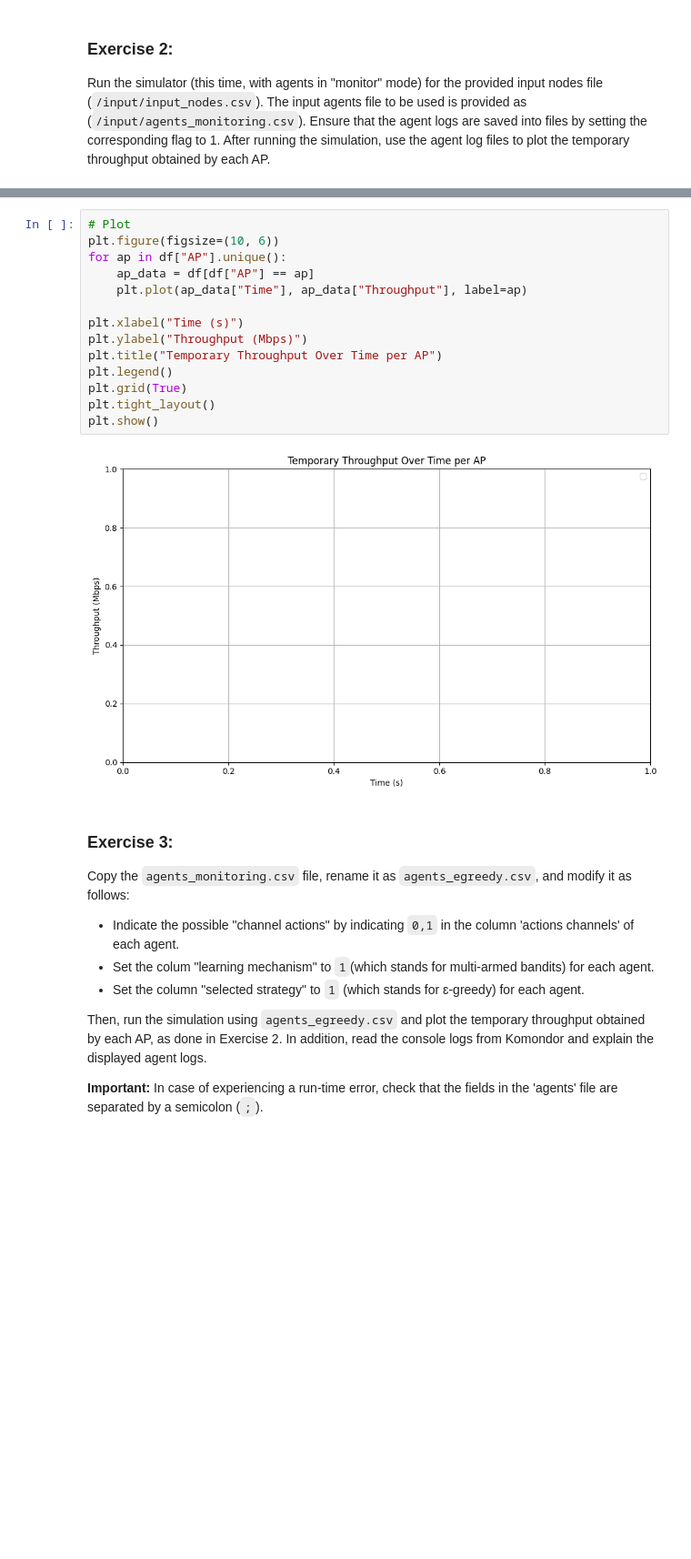
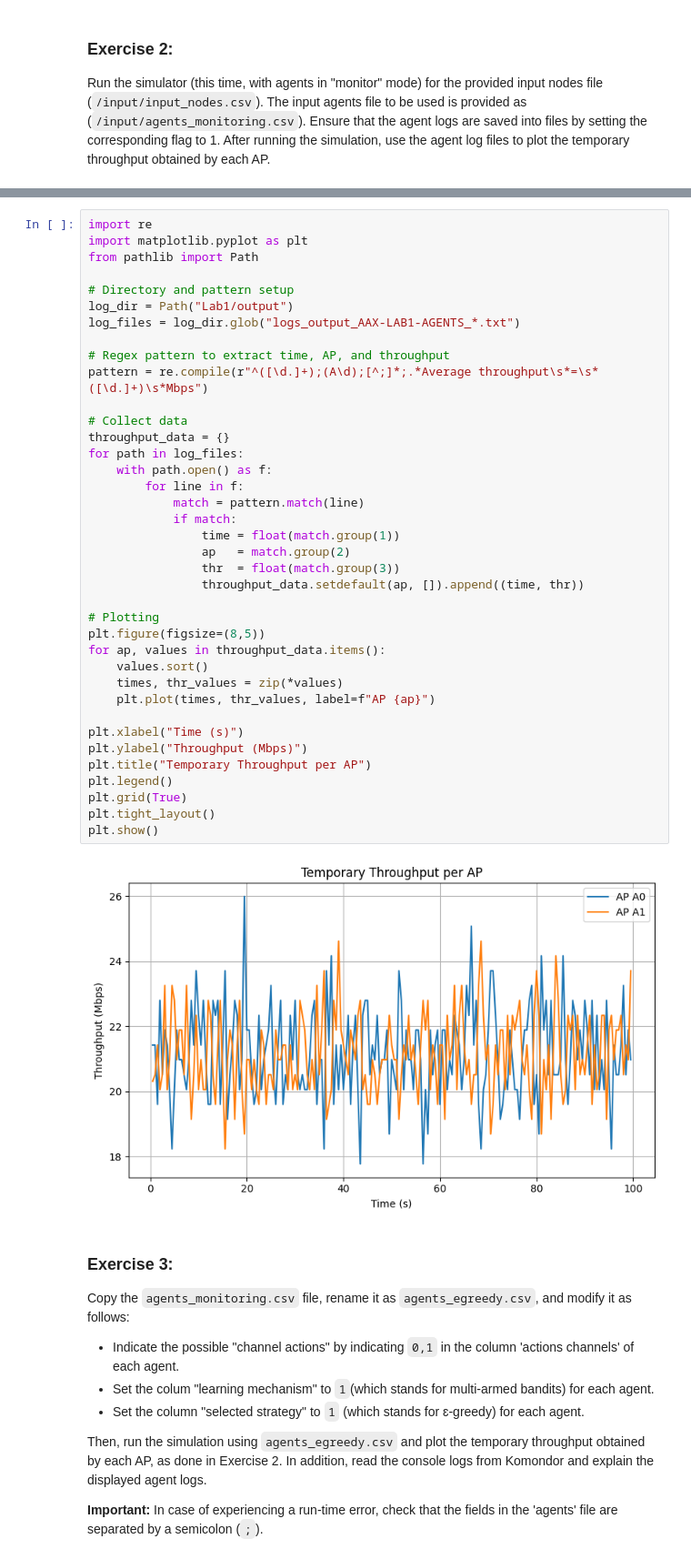
Before and after one commit to jordiestevee/ML4Net-2025, a Jupyter notebook: Lab1/AAX_Lab1.ipynb, the cells around one changed output, grey strips where cells are left out. Shown at 91% size. Saved outputs shown, nothing was run; the diff lists cells and outputs as text; blank space fills up the shorter version.

```diff
--- a/Lab1/AAX_Lab1.ipynb
+++ b/Lab1/AAX_Lab1.ipynb
@@ -538,19 +507,43 @@ df = df.sort_values(by="Time")
-# %%
-# Plot
-plt.figure(figsize=(10, 6))
-for ap in df["AP"].unique():
-    ap_data = df[df["AP"] == ap]
-    plt.plot(ap_data["Time"], ap_data["Throughput"], label=ap)
-
-plt.xlabel("Time (s)")
-plt.ylabel("Throughput (Mbps)")
-plt.title("Temporary Throughput Over Time per AP")
-plt.legend()
-plt.grid(True)
-plt.tight_layout()
-plt.show()
-# %% [output]
-[figure, removed]
+# %%
+import re
+import matplotlib.pyplot as plt
+from pathlib import Path
+
+# Directory and pattern setup
+log_dir = Path("Lab1/output")
+log_files = log_dir.glob("logs_output_AAX-LAB1-AGENTS_*.txt")
+
+# Regex pattern to extract time, AP, and throughput
+pattern = re.compile(r"^([\d.]+);(A\d);[^;]*;.*Average throughput\s*=\s*([\d.]+)\s*Mbps")
+
+# Collect data
+throughput_data = {}
+for path in log_files:
+    with path.open() as f:
+        for line in f:
+            match = pattern.match(line)
+            if match:
+                time = float(match.group(1))
+                ap   = match.group(2)
+                thr  = float(match.group(3))
+                throughput_data.setdefault(ap, []).append((time, thr))
+
+# Plotting
+plt.figure(figsize=(8,5))
+for ap, values in throughput_data.items():
+    values.sort()
+    times, thr_values = zip(*values)
+    plt.plot(times, thr_values, label=f"AP {ap}")
+
+plt.xlabel("Time (s)")
+plt.ylabel("Throughput (Mbps)")
+plt.title("Temporary Throughput per AP")
+plt.legend()
+plt.grid(True)
+plt.tight_layout()
+plt.show()
+# %% [output]
+[figure, added]
 # %% [markdown]
 ### Exercise 3:
 
```
Also changed, not shown: parts of 10 cells of this notebook.
